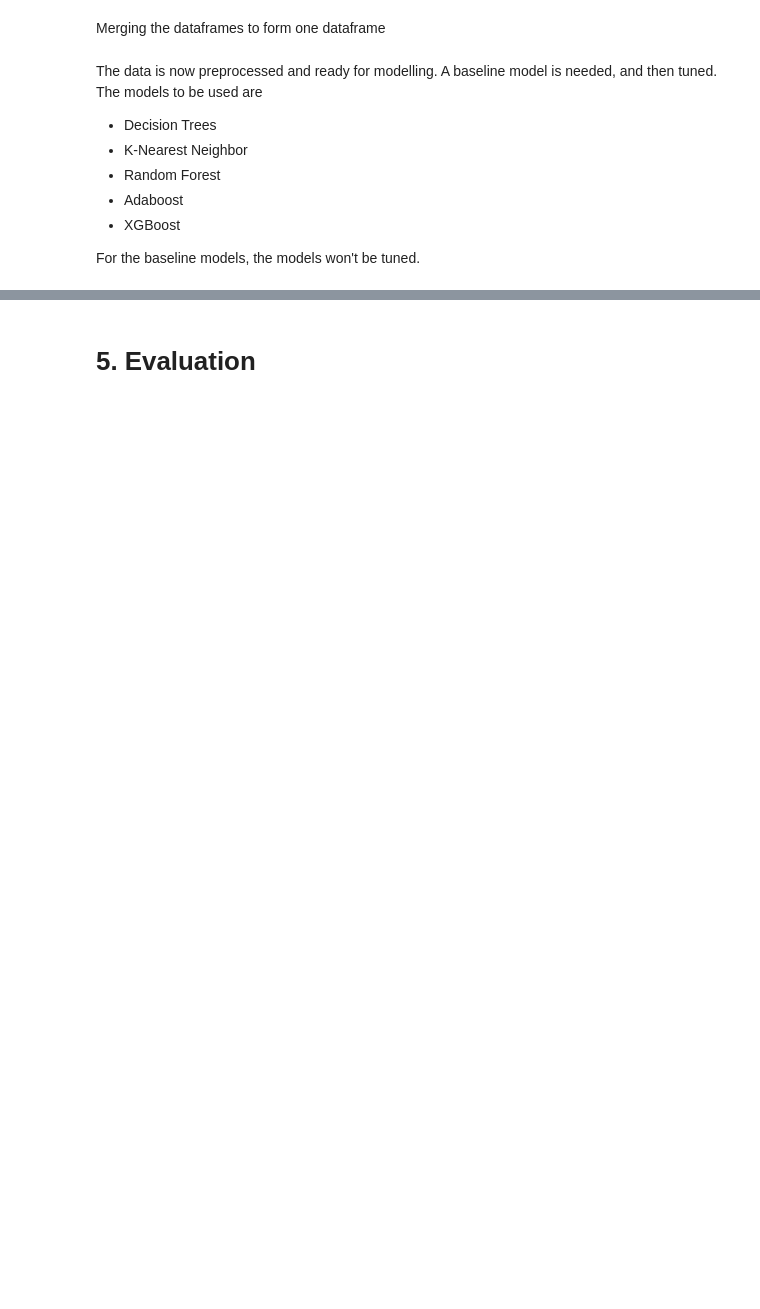
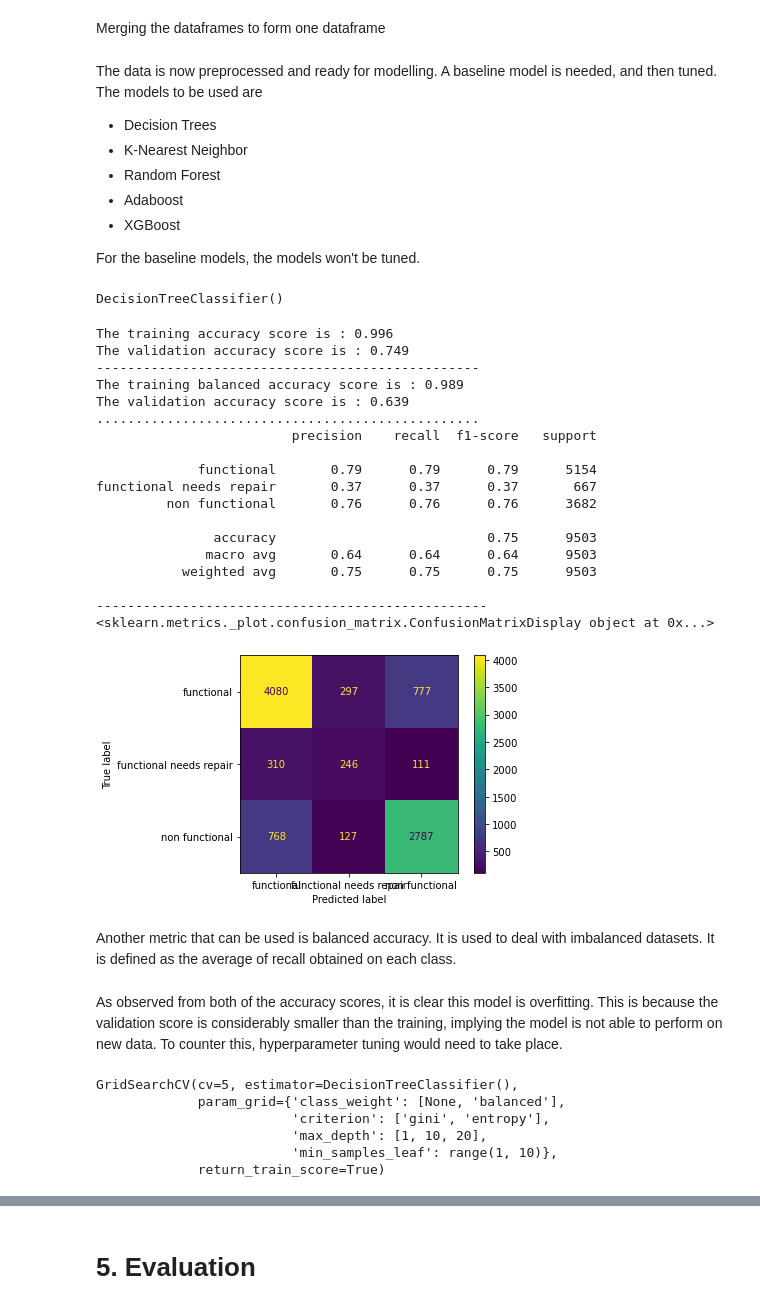
Before and after one commit to Mercy-Njambi/Tanzania-Water-Pump-Status, a Jupyter notebook: Tanzania Water Pump Status Modelling.ipynb, the cells around one changed output, grey strips where cells are left out. Saved outputs shown, nothing was run; the diff lists cells and outputs as text; code cells hidden in the pictures; blank space fills up the shorter version.

Commit message:
Completed baseline modelling without SMOTE

```diff
--- a/Tanzania Water Pump Status Modelling.ipynb
+++ b/Tanzania Water Pump Status Modelling.ipynb
@@ -1132,4 +1112,4 @@ X_train, X_test, y_train, y_test = train_test_split(features, target, test_size=
 
 # splitting data into train and test
 
-X_train, X_val, y_train, y_val = train_test_split(X_train, y_train, test_size=0.2, random_state= 42)
+X_train, X_val, y_train, y_val = train_test_split(X_train, y_train, test_size=0.2, shuffle = True, random_state= 42)
@@ -1228,0 +1261,53 @@ For the baseline models, the models won't be tuned.
+# %%
+def model_evaluation(model, X_train, y_train, X_val, y_val):
+    """
+    This function evaluates a model's performance using the metrics:
+    Accuracy score, balanced accuracy score, classification report, confusion matrix and ROCAUC curve.
+    The function takes in 4 parameters:
+    model : Model to be evaluated
+    X_train, y_train : Training data
+    X_val, y_val :Validation data
+    The output of this function will be the performance metrics.
+    """
+    labels = ['functional', 'functional needs repair', 'non functional']
+    print(f'The training accuracy score is : {round(accuracy_score(y_train, model.predict(X_train)),3)}')
+    print(f'The validation accuracy score is : {round(accuracy_score(y_val, model.predict(X_val)), 3)}')
+    print('-------------------------------------------------')
+    print(f'The training balanced accuracy score is : {round(balanced_accuracy_score(y_train, model.predict(X_train)), 3)}')
+    print(f'The validation accuracy score is : {round(balanced_accuracy_score(y_val, model.predict(X_val)), 3)}')
+    print('.................................................')
+    print(classification_report(y_val, model.predict(X_val)))
+    print('--------------------------------------------------')
+    print(plot_confusion_matrix(estimator = model, X = X_val, y_true = y_val))
+# %%
+baseline = DecisionTreeClassifier()
+# %%
+baseline.fit(train_df_preprocessed, y_train)
+# %% [output]
+DecisionTreeClassifier()
+# %%
+model_evaluation(baseline, train_df_preprocessed, y_train, val_df_preprocessed, y_val)
+# %% [output]
+The training accuracy score is : 0.996
+The validation accuracy score is : 0.749
+-------------------------------------------------
+The training balanced accuracy score is : 0.989
+The validation accuracy score is : 0.639
+.................................................
+                         precision    recall  f1-score   support
+
+             functional       0.79      0.79      0.79      5154
+functional needs repair       0.37      0.37      0.37       667
+         non functional       0.76      0.76      0.76      3682
+
+               accuracy                           0.75      9503
+              macro avg       0.64      0.64      0.64      9503
+           weighted avg       0.75      0.75      0.75      9503
+
+--------------------------------------------------
+<sklearn.metrics._plot.confusion_matrix.ConfusionMatrixDisplay object at 0x...>
+[figure, added]
+# %% [markdown]
+Another metric that can be used is balanced accuracy. It is used to deal with imbalanced datasets. It is defined as the average of recall obtained on each class.
+# %% [markdown]
+As observed from both of the accuracy scores, it is clear this model is overfitting. This is because the validation score is considerably smaller than the training, implying the model is not able to perform on new data. To counter this, hyperparameter tuning would need to take place.
@@ -1228,0 +1323,16 @@ For the baseline models, the models won't be tuned.
+# %%
+# Instantiating GridSearchCV
+dt_grid_search = GridSearchCV(estimator = baseline,
+                              param_grid = params,
+                              cv = 5,
+                              return_train_score = True)
+
+# Fit to the data
+dt_grid_search.fit(train_df_preprocessed, y_train)
+# %% [output]
+GridSearchCV(cv=5, estimator=DecisionTreeClassifier(),
+             param_grid={'class_weight': [None, 'balanced'],
+                         'criterion': ['gini', 'entropy'],
+                         'max_depth': [1, 10, 20],
+                         'min_samples_leaf': range(1, 10)},
+             return_train_score=True)
```
Also changed, not shown: parts of 28 cells of this notebook.
